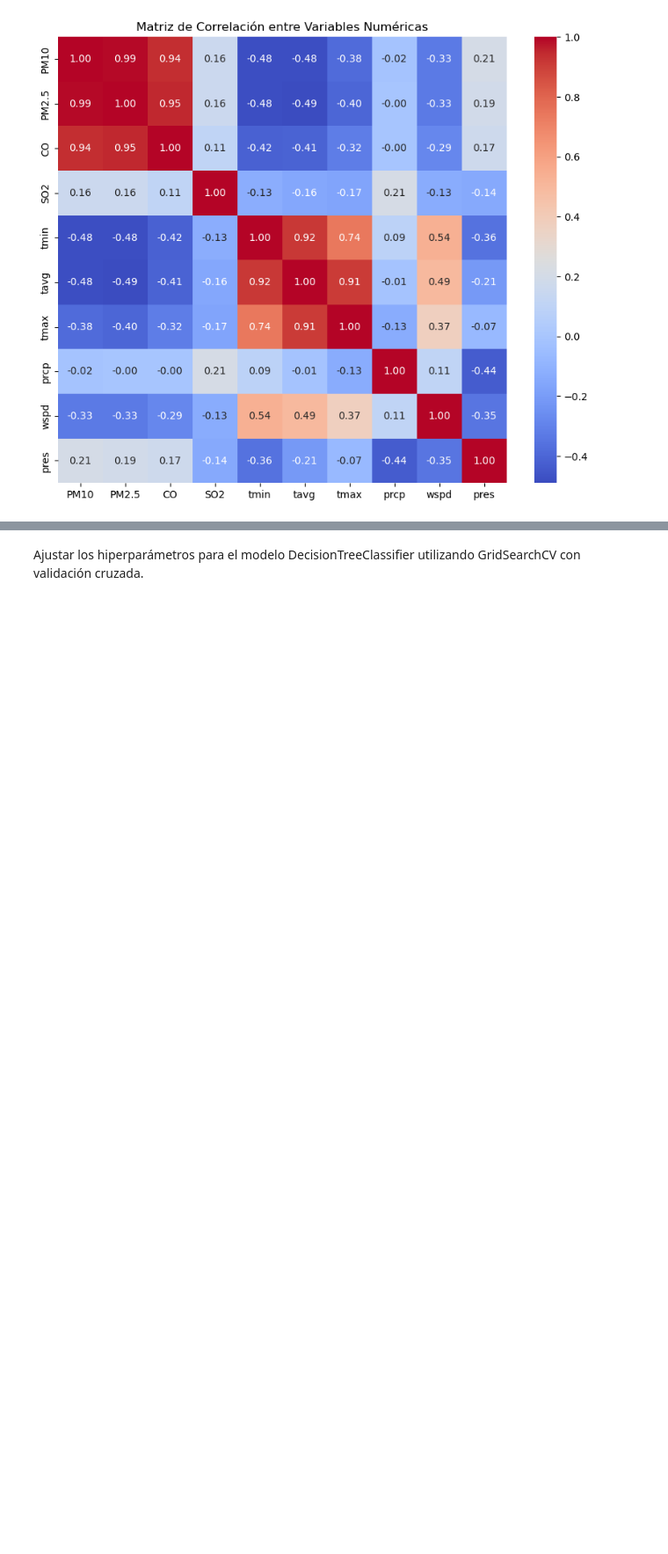
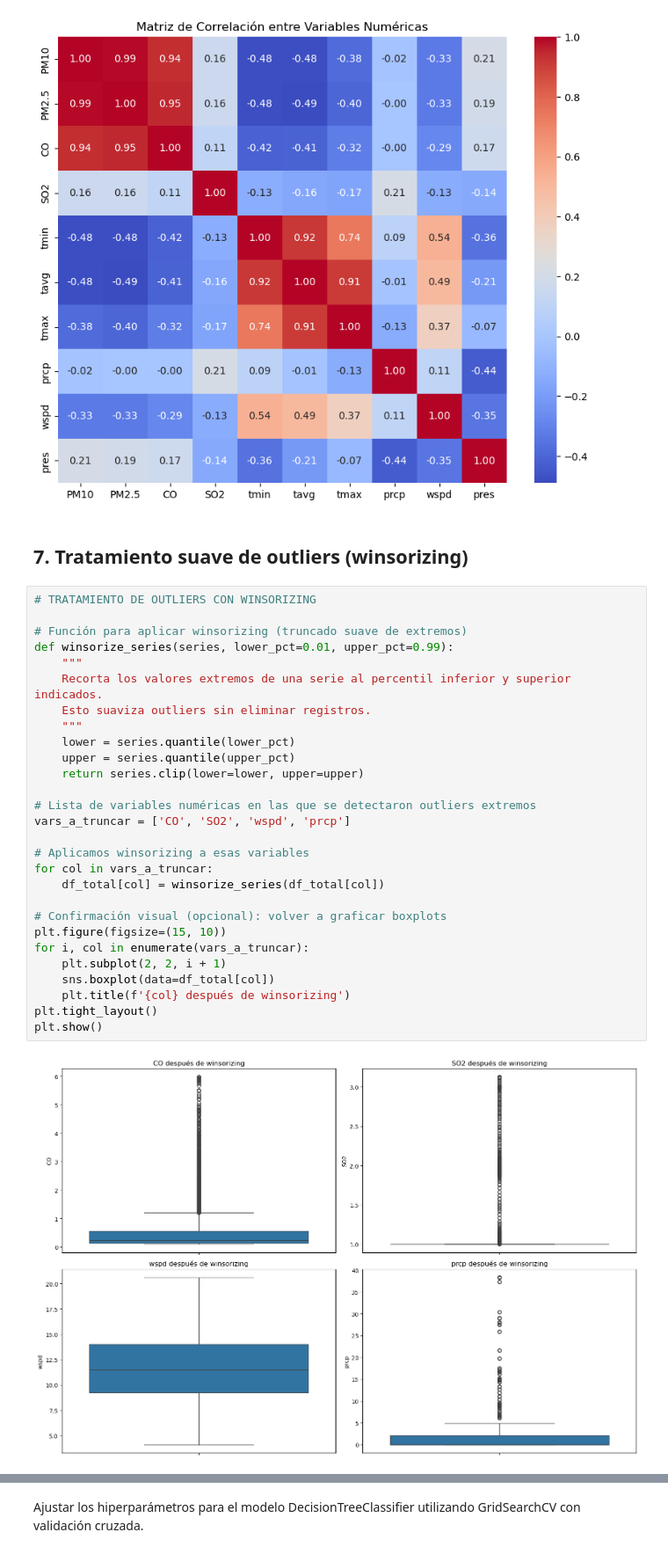
Before and after one commit to facuisa/calefaccion-contaminacion-aire-tdf, a Jupyter notebook: notebooks/Modelo de Clasificación de Días de riesgo por contaminacion.ipynb, the cells around one changed output, grey strips where cells are left out. Shown: that part at 88% size. Drawn from its saved outputs; the diff is of its cells as text; blank space fills up the shorter version.

```diff
--- a/notebooks/Modelo de Clasificación de Días de riesgo por contaminacion.ipynb
+++ b/notebooks/Modelo de Clasificación de Días de riesgo por contaminacion.ipynb
@@ -323,3 +332,35 @@ plt.title('Matriz de Correlación entre Variables Numéricas')
 plt.show()
 # %% [output]
 [figure]
+# %% [markdown]
+## 7. Tratamiento suave de outliers (winsorizing)
+# %%
+# TRATAMIENTO DE OUTLIERS CON WINSORIZING
+
+# Función para aplicar winsorizing (truncado suave de extremos)
+def winsorize_series(series, lower_pct=0.01, upper_pct=0.99):
+    """
+    Recorta los valores extremos de una serie al percentil inferior y superior indicados.
+    Esto suaviza outliers sin eliminar registros.
+    """
+    lower = series.quantile(lower_pct)
+    upper = series.quantile(upper_pct)
+    return series.clip(lower=lower, upper=upper)
+
+# Lista de variables numéricas en las que se detectaron outliers extremos
+vars_a_truncar = ['CO', 'SO2', 'wspd', 'prcp']
+
+# Aplicamos winsorizing a esas variables
+for col in vars_a_truncar:
+    df_total[col] = winsorize_series(df_total[col])
+
+# Confirmación visual (opcional): volver a graficar boxplots
+plt.figure(figsize=(15, 10))
+for i, col in enumerate(vars_a_truncar):
+    plt.subplot(2, 2, i + 1)
+    sns.boxplot(data=df_total[col])
+    plt.title(f'{col} después de winsorizing')
+plt.tight_layout()
+plt.show()
+# %% [output]
+[figure, added]
```
Also changed, not shown: parts of 32 cells of this notebook, 6 other files.
